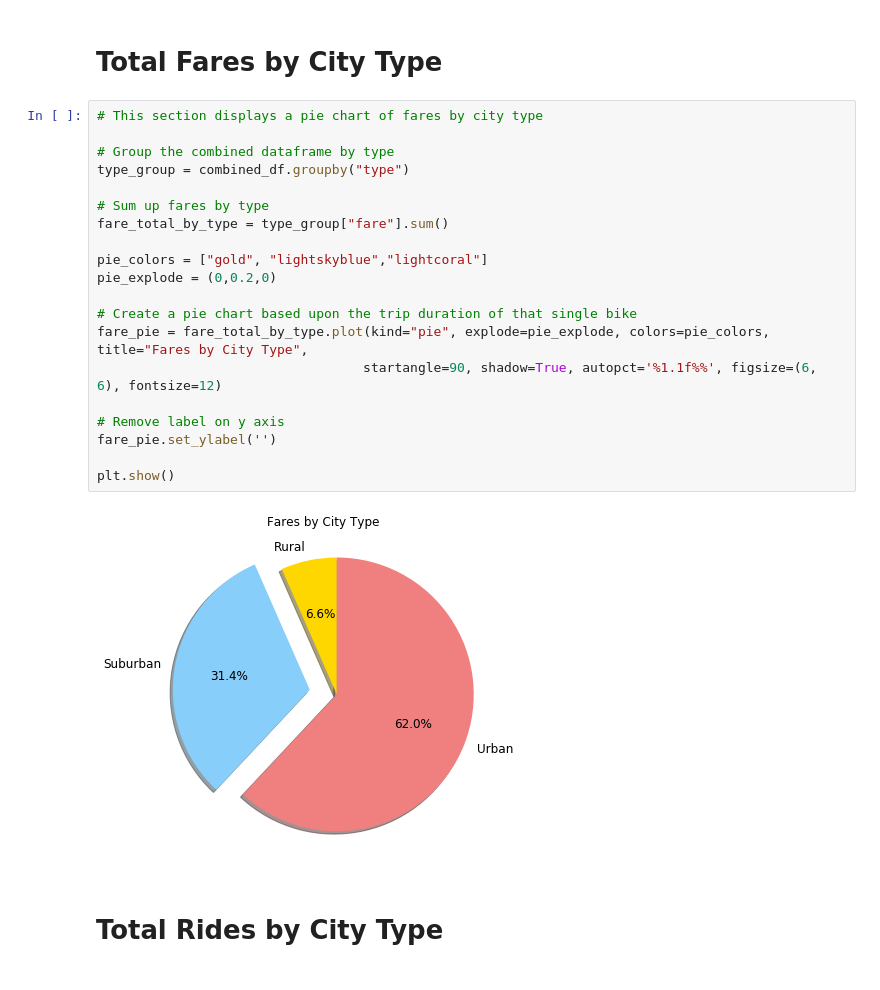
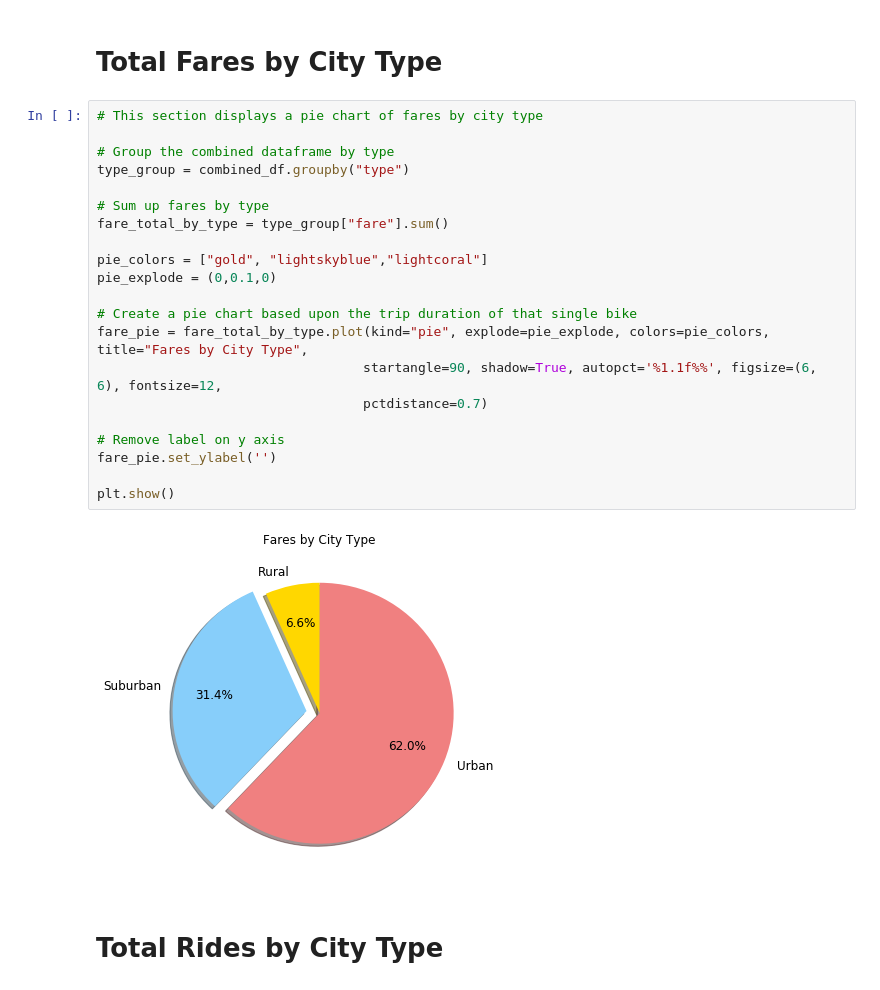
Before and after one commit to spencerrand/Ride-Sharing-Analysis, a Jupyter notebook: main.ipynb, the cells around one changed output. Cells and saved outputs as stored; diff of their text form.

```diff
--- a/main.ipynb
+++ b/main.ipynb
@@ -106,25 +111,26 @@ dtype: int64
 # %%
 # This section displays a pie chart of fares by city type
 
 # Group the combined dataframe by type
 type_group = combined_df.groupby("type")
 
 # Sum up fares by type
 fare_total_by_type = type_group["fare"].sum()
 
 pie_colors = ["gold", "lightskyblue","lightcoral"]
-pie_explode = (0,0.2,0)
+pie_explode = (0,0.1,0)
 
 # Create a pie chart based upon the trip duration of that single bike
 fare_pie = fare_total_by_type.plot(kind="pie", explode=pie_explode, colors=pie_colors, title="Fares by City Type",
-                                  startangle=90, shadow=True, autopct='%1.1f%%', figsize=(6, 6), fontsize=12)
+                                  startangle=90, shadow=True, autopct='%1.1f%%', figsize=(6, 6), fontsize=12,
+                                  pctdistance=0.7)
 
 # Remove label on y axis
 fare_pie.set_ylabel('')
 
 plt.show()
 # %% [output]
-[figure, old version]
+[figure, new version]
 # %% [markdown]
 <h1>Total Rides by City Type</h1>
 # %%
```
Also changed, not shown: parts of 4 cells of this notebook.
